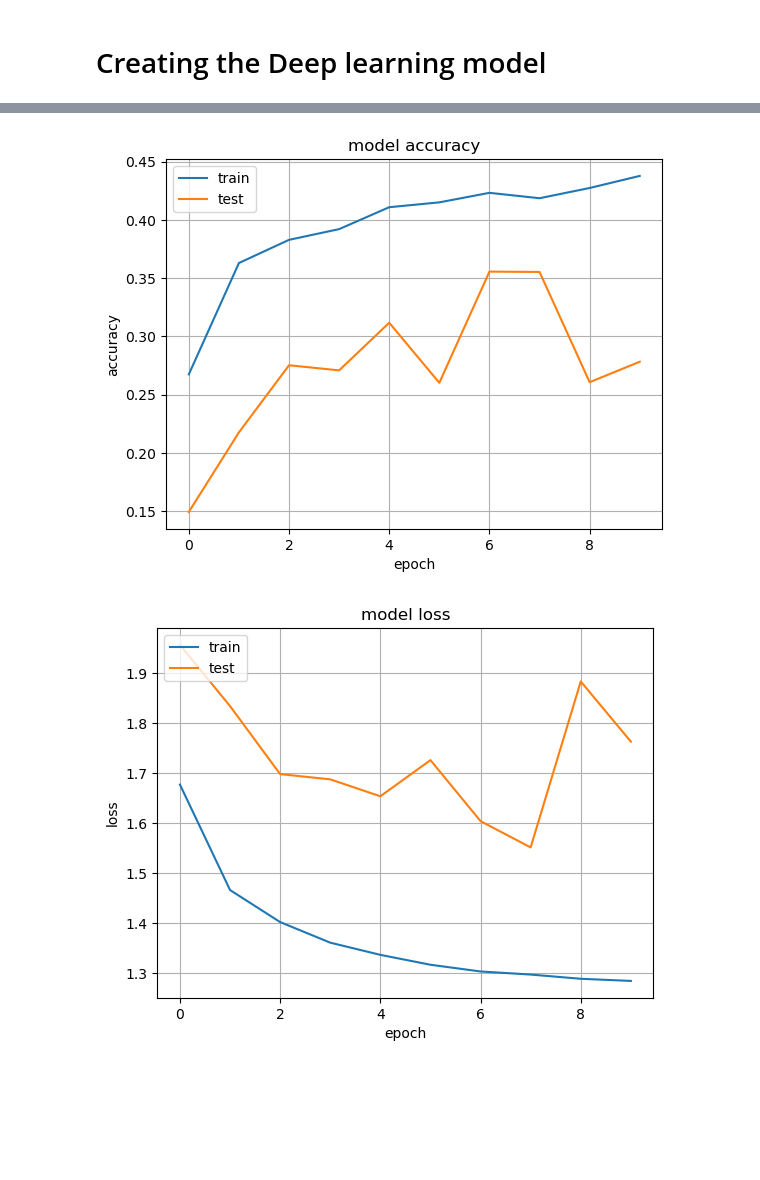
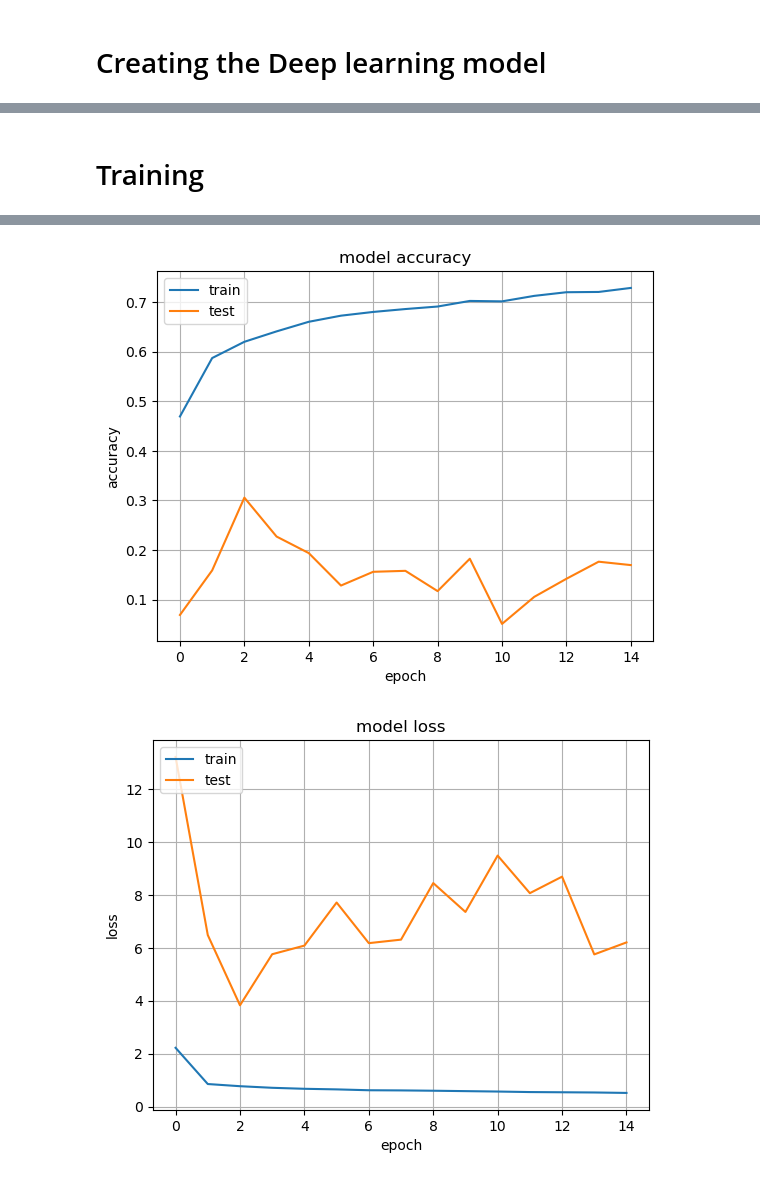
Before and after one commit to mdarfan357/-CNN---Fashion-dataset-, a Jupyter notebook: cnn-fashion-dataset.ipynb, the cells around one changed output, grey strips where cells are left out. Cells and saved outputs as stored; diff of their text form; code cells hidden in the pictures; blank space fills up the shorter version.

Commit message:
Kaggle Notebook | CNN - Fashion Dataset | Version 11

```diff
--- a/cnn-fashion-dataset.ipynb
+++ b/cnn-fashion-dataset.ipynb
@@ -48,8 +30,9 @@ caused by: ['/opt/conda/lib/python3.10/site-packages/tensorflow_io/python/ops/li
 # Model Hyper parameters
 # %%
 train_path = "/kaggle/input/extracting-attributes-from-fashion-images-2/train"
-BATCH_SIZE = 32
-EPOCHS = 10
+BATCH_SIZE = 64
+EPOCHS = 15
+INPUT_SHAPE = 244
 # %% [markdown]
 # Data Importing
 # %%
@@ -195,14 +166,16 @@ Found 3678 validated image filenames.
 # %%
 test_datagen=ImageDataGenerator(rescale=1./255.)
+
+test_df['label'] = test_df['label'].astype(str)
 
 test_generator=test_datagen.flow_from_dataframe(
 dataframe=test_df,
 directory="/kaggle/input/extracting-attributes-from-fashion-images-2/test",
 x_col="file_name",
-y_col=None,
+y_col="label",
 batch_size=BATCH_SIZE,
 seed=42,
 shuffle=False,
-class_mode=None,
-target_size=(32,32))
+class_mode="sparse",
+target_size=(INPUT_SHAPE,INPUT_SHAPE))
 # %% [output]
@@ -258,18 +267,32 @@ _________________________________________________________________
+# %% [markdown]
+# Training
+# %%
+# Setting up model callbacks
+! mkdir /kaggle/working/model/
+
+checkpoint=tf.keras.callbacks.ModelCheckpoint(filepath="/kaggle/working/model/CNN.h5",
+                                              monitor='val_accuracy',
+                                              verbose=0,
+                                              save_best_only=True,
+                                              save_weights_only=False,
+                                              mode='auto',
+                                              save_freq='epoch',
+                                              options=None)
 # %%
+# Training the model
+
 STEP_SIZE_TRAIN=train_generator.n//train_generator.batch_size
-STEP_SIZE_VALID=valid_generator.n//valid_generator.batch_size
 STEP_SIZE_TEST=test_generator.n//test_generator.batch_size
 
 history = model.fit(train_generator,
                     steps_per_epoch=STEP_SIZE_TRAIN,
-                    validation_data=valid_generator,
-                    validation_steps=STEP_SIZE_VALID,
+                    validation_data=test_generator,
+                    validation_steps=STEP_SIZE_TEST,
                     epochs=EPOCHS,
-                   class_weight=weights)
+                    callbacks=[checkpoint],
+                    class_weight=weights)
 
 
-
-print(history.history.keys())
 # summarize history for accuracy
 plt.plot(history.history['accuracy'])
 plt.plot(history.history['val_accuracy'])
@@ -279,6 +302,8 @@ plt.xlabel('epoch')
 plt.legend(['train', 'test'], loc='upper left')
 plt.grid()
 plt.show()
+
+
 # summarize history for loss
 plt.plot(history.history['loss'])
 plt.plot(history.history['val_loss'])
@@ -314,2 +334,2 @@ dict_keys(['loss', 'accuracy', 'val_loss', 'val_accuracy'])
-[figure, old version]
+[figure, new version]
-[figure, old version]
+[figure, new version]
```
Also changed, not shown: parts of 24 cells of this notebook.
